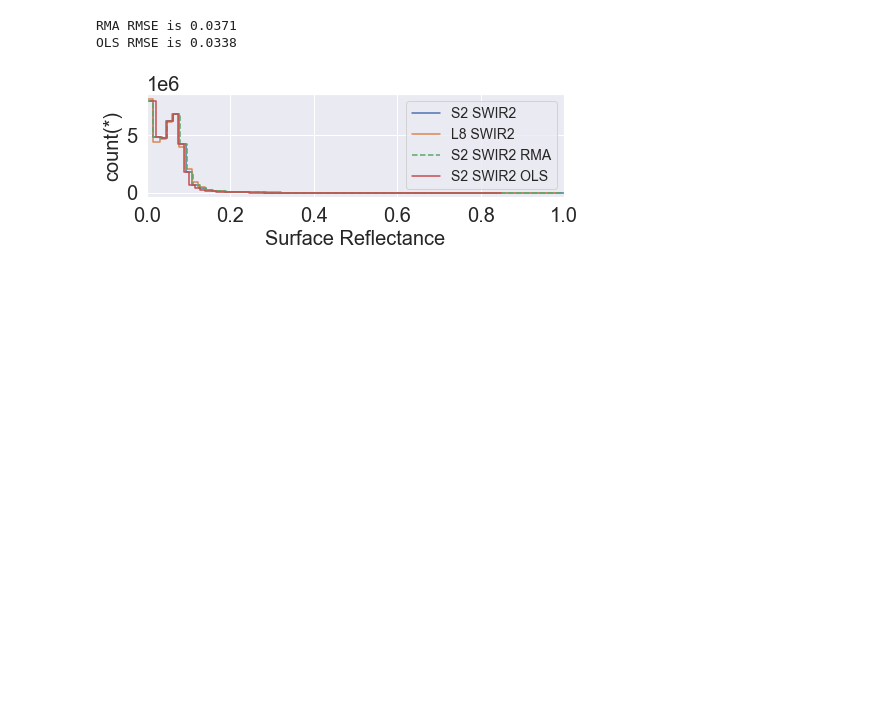
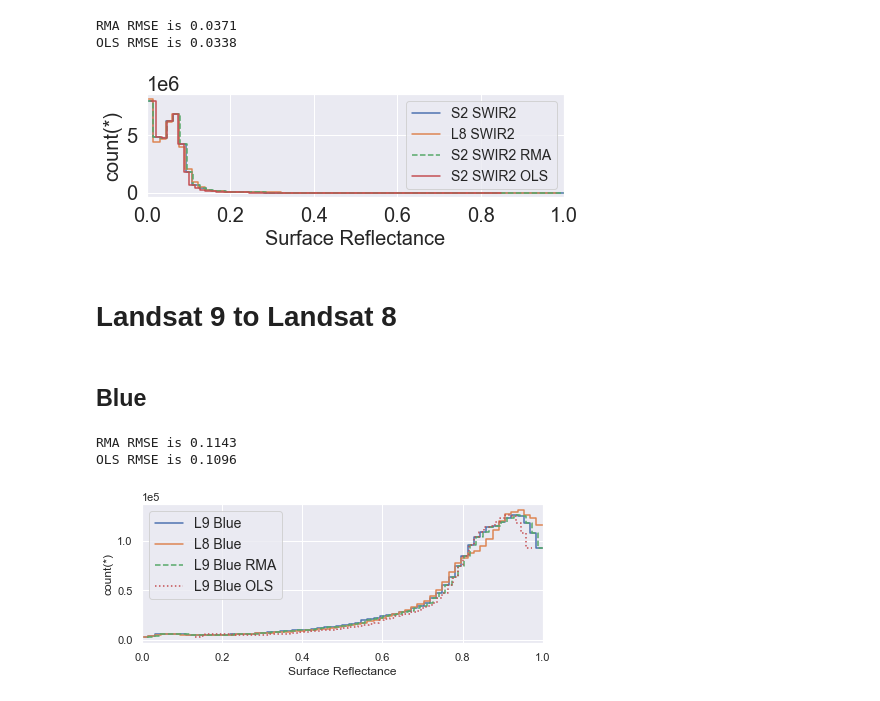
Before and after one commit to fsn1995/Remote-Sensing-of-Albedo, a Jupyter notebook: script/regressionEvaluation.ipynb, the cells around one changed output. Saved outputs shown, nothing was run; the diff lists cells and outputs as text; code cells hidden in the pictures; blank space fills up the shorter version.

```diff
--- a/script/regressionEvaluation.ipynb
+++ b/script/regressionEvaluation.ipynb
@@ -415,10 +378,6 @@ index = (df.S2swir1>0) & (df.S2swir1<1) & (df.L8swir1>0) & (df.L8swir1<1)
 df = df[index]
 
 fig, ax = plt.subplots(figsize=(7,3)) #figsize=(8,7)
-sns.set_theme(style="darkgrid")
-SMALL_SIZE = 12
-MEDIUM_SIZE = 14
-BIGGER_SIZE = 20
 plt.rc('font', size=BIGGER_SIZE)          # controls default text sizes
 plt.rc('axes', titlesize=BIGGER_SIZE)     # fontsize of the axes title
 plt.rc('axes', labelsize=BIGGER_SIZE)    # fontsize of the x and y labels
@@ -426,7 +385,7 @@ plt.rc('xtick', labelsize=BIGGER_SIZE)    # fontsize of the tick labels
 plt.rc('ytick', labelsize=BIGGER_SIZE)    # fontsize of the tick labels
 plt.rc('legend', fontsize=MEDIUM_SIZE)    # legend fontsize
 plt.rc('figure', titlesize=BIGGER_SIZE)  # fontsize of the figure title
-plt.rcParams["font.family"] = "Arial"
+
 df.viz.histogram(x=df.S2swir1, label='S2 SWIR1')
 df.viz.histogram(x=df.L8swir1, label='L8 SWIR1')
 df.viz.histogram(x=df.S2swir1RMA, label='S2 SWIR1 RMA', **{'linestyle': '--'})
@@ -453,10 +412,6 @@ index = (df.S2swir2>0) & (df.S2swir2<1) & (df.L8swir2>0) & (df.L8swir2<1)
 df = df[index]
 
 fig, ax = plt.subplots(figsize=(7,3)) #figsize=(8,7)
-sns.set_theme(style="darkgrid")
-SMALL_SIZE = 12
-MEDIUM_SIZE = 14
-BIGGER_SIZE = 20
 plt.rc('font', size=BIGGER_SIZE)          # controls default text sizes
 plt.rc('axes', titlesize=BIGGER_SIZE)     # fontsize of the axes title
 plt.rc('axes', labelsize=BIGGER_SIZE)    # fontsize of the x and y labels
@@ -464,7 +419,7 @@ plt.rc('xtick', labelsize=BIGGER_SIZE)    # fontsize of the tick labels
 plt.rc('ytick', labelsize=BIGGER_SIZE)    # fontsize of the tick labels
 plt.rc('legend', fontsize=MEDIUM_SIZE)    # legend fontsize
 plt.rc('figure', titlesize=BIGGER_SIZE)  # fontsize of the figure title
-plt.rcParams["font.family"] = "Arial"
+
 df.viz.histogram(x=df.S2swir2, label='S2 SWIR2')
 df.viz.histogram(x=df.L8swir2, label='L8 SWIR2')
 df.viz.histogram(x=df.S2swir2RMA, label='S2 SWIR2 RMA', **{'linestyle': '--'})
@@ -480,3 +435,45 @@ print('OLS RMSE is %.4f' % (mean_squared_error(df.L8swir2.values, df.S2swir2OLS.
 RMA RMSE is 0.0371
 OLS RMSE is 0.0338
 [figure]
+# %% [markdown]
+# Landsat 9 to Landsat 8
+# %%
+bluePath = r"/data/shunan/data/harmonize_data/202205_08landsat/blue.hdf5"
+greenPath = r"/data/shunan/data/harmonize_data/202205_08landsat/green.hdf5"
+redPath = r"/data/shunan/data/harmonize_data/202205_08landsat/red.hdf5"
+nirPath = r"/data/shunan/data/harmonize_data/202205_08landsat/nir.hdf5"
+swir1Path = r"/data/shunan/data/harmonize_data/202205_08landsat/swir1.hdf5"
+swir2Path = r"/data/shunan/data/harmonize_data/202205_08landsat/swir2.hdf5"
+# %% [markdown]
+## Blue
+# %%
+df = vx.open(bluePath)
+df['L9blueRMA'] = df.L9blue * 0.9929 + 0.0123
+df['L9blueOLS'] = df.L9blue * 0.8409 + 0.1319
+
+index = (df.L9blue>0) & (df.L9blue<1) & (df.L8blue>0) & (df.L8blue<1)
+df = df[index]
+fig, ax = plt.subplots(figsize=(7,3)) #figsize=(8,7)
+plt.rc('font', size=BIGGER_SIZE)          # controls default text sizes
+plt.rc('axes', titlesize=BIGGER_SIZE)     # fontsize of the axes title
+plt.rc('axes', labelsize=BIGGER_SIZE)    # fontsize of the x and y labels
+plt.rc('xtick', labelsize=BIGGER_SIZE)    # fontsize of the tick labels
+plt.rc('ytick', labelsize=BIGGER_SIZE)    # fontsize of the tick labels
+plt.rc('legend', fontsize=MEDIUM_SIZE)    # legend fontsize
+plt.rc('figure', titlesize=BIGGER_SIZE)  # fontsize of the figure title
+
+df.viz.histogram(x=df.L9blue, label='L9 Blue')
+df.viz.histogram(x=df.L8blue, label='L8 Blue')
+df.viz.histogram(x=df.L9blueRMA, label='L9 Blue RMA', **{'linestyle': '--'})
+df.viz.histogram(x=df.L9blueOLS, label='L9 Blue OLS', **{'linestyle': ':'})
+plt.legend()
+plt.xlim(0,1)
+plt.ticklabel_format(axis="y", style="sci", scilimits=(0,0))
+ax.set(xlabel = 'Surface Reflectance')
+fig.savefig('print/L9L8/Bluehist.jpg', dpi=300, bbox_inches="tight")
+print('RMA RMSE is %.4f' % (mean_squared_error(df.L8blue.values, df.L9blueRMA.values, squared=False)))
+print('OLS RMSE is %.4f' % (mean_squared_error(df.L8blue.values, df.L9blueOLS.values, squared=False)))
+# %% [output]
+RMA RMSE is 0.1143
+OLS RMSE is 0.1096
+[figure, added]
```
Also changed, not shown: parts of 23 cells of this notebook, 15 other files.
